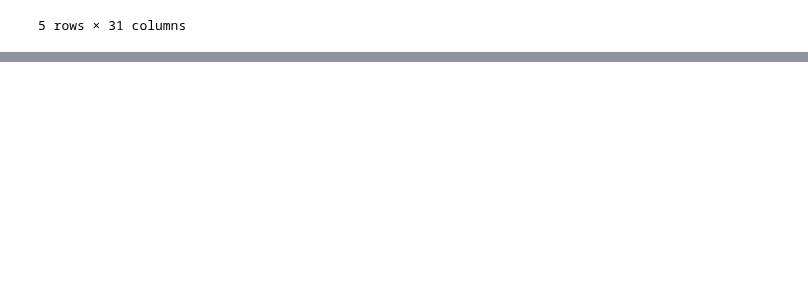
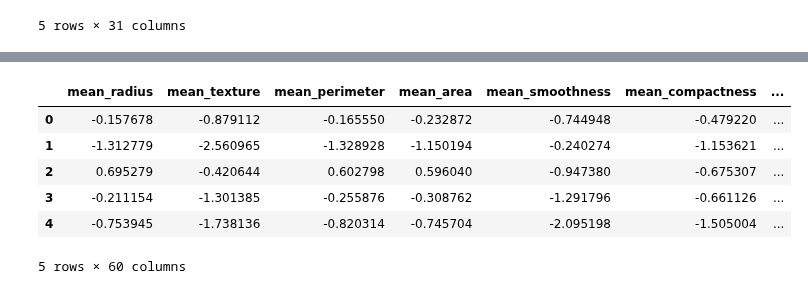
Before and after one commit to mjiii25/posco-academy, a Jupyter notebook: Big-Data/PCA.ipynb, the cells around one changed output, grey strips where cells are left out. Saved outputs shown, nothing was run; the diff lists cells and outputs as text; code cells hidden in the pictures; blank space fills up the shorter version.

```diff
--- a/Big-Data/PCA.ipynb
+++ b/Big-Data/PCA.ipynb
@@ -93,9 +184,19 @@ print("Shape :\n {}".format(nd_pca.shape))
 # %%
 # 주성분 점수 저장(Prin1~Prin6, DataFrame형식) 및 확인
-df_pca = pd.DataFrame(nd_pca, columns = ["Prin1","Prin2","Prin3","Prin4","Prin5","Prin6"])
+df_pca = pd.DataFrame(nd_pca, columns = ["Prin1","Prin2","Prin3","Prin4","Prin5","Prin6", "Prin7", "Prin8", "Prin9", "Prin10",
+                                         "Prin11","Prin12","Prin13","Prin14","Prin15","Prin16", "Prin17", "Prin18", "Prin19", "Prin20",
+                                         "Prin21","Prin22","Prin23","Prin24","Prin25","Prin26", "Prin27", "Prin28", "Prin29", "Prin30"])
 
 # 주성분 분석용 데이터와 주성분 점수 결합
 df_scaled_pca = df_scaled.join(df_pca)
 df_scaled_pca.head()
+# %% [output]
+|  | mean_radius | mean_texture | mean_perimeter | mean_area | mean_smoothness | mean_compactness | ... |
+| 0 | -0.157678 | -0.879112 | -0.165550 | -0.232872 | -0.744948 | -0.479220 | ... |
+| 1 | -1.312779 | -2.560965 | -1.328928 | -1.150194 | -0.240274 | -1.153621 | ... |
+| 2 | 0.695279 | -0.420644 | 0.602798 | 0.596040 | -0.947380 | -0.675307 | ... |
+| 3 | -0.211154 | -1.301385 | -0.255876 | -0.308762 | -1.291796 | -0.661126 | ... |
+| 4 | -0.753945 | -1.738136 | -0.820314 | -0.745704 | -2.095198 | -1.505004 | ... |
+5 rows × 60 columns
 # %%
 # 주성분 분석 통계량 저장:주성분 번호, Eigenvalue, Eigenvalue ratio
```
Also changed, not shown: parts of 16 cells of this notebook.
